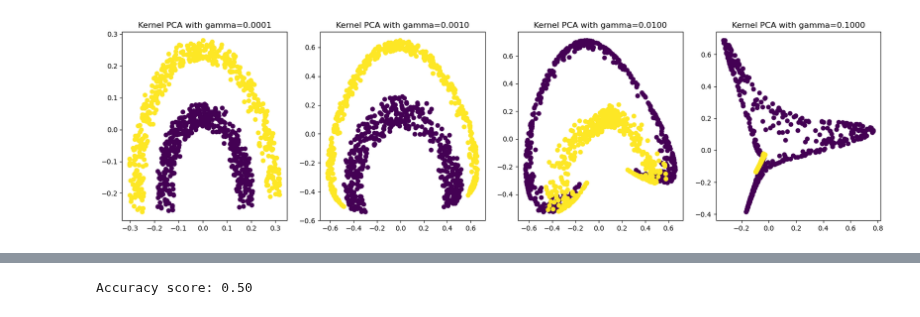
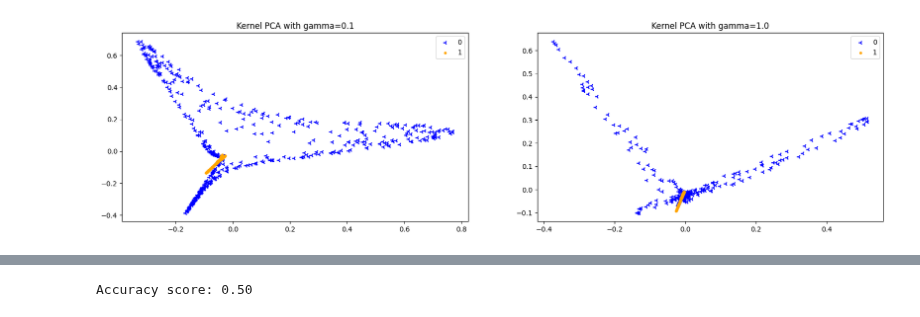
Before and after one commit to danialebrat/Comp_8720_Advanced_AI, a Jupyter notebook: Assignment_3/A_3_halfkernel.ipynb, the cells around one changed output, grey strips where cells are left out. Cells and saved outputs as stored; diff of their text form; code cells hidden in the pictures.

Commit message:
fixing the plots considering the assignment

```diff
--- a/Assignment_3/A_3_halfkernel.ipynb
+++ b/Assignment_3/A_3_halfkernel.ipynb
@@ -14,15 +14,24 @@ X = dataset.iloc[:, :-1].values
 y = dataset.iloc[:, -1].values
 # %%
 # perform kernel PCA with different gamma values
-gammas = [0.0001,0.001,.01,0.1]
+gammas = [0.1, 1]
 fig, axes = plt.subplots(1, len(gammas), figsize=(20, 5))
+
+# define marker styles and colors for each type of points
+markers = ['3', '.'] # circle and square markers
+colors = ['blue', 'orange'] # colors for each type of points
 
 for i, gamma in enumerate(gammas):
     kpca = KernelPCA(n_components=2, kernel='rbf', gamma=gamma)
     X_kpca = kpca.fit_transform(X)
-    axes[i].scatter(X_kpca[:, 0], X_kpca[:, 1], c=y, cmap='viridis')
-    axes[i].set_title(f'Kernel PCA with gamma={gamma:.4f}')
+    for j, label in enumerate(np.unique(y)):
+        mask = y == label
+        axes[i].scatter(X_kpca[mask, 0], X_kpca[mask, 1],
+                        c=colors[j], cmap='viridis',
+                        marker=markers[j], label=label)
+    axes[i].set_title(f'Kernel PCA with gamma={gamma:.1f}')
+    axes[i].legend()
 
 plt.show()
 # %% [output]
-[figure, old version]
+[figure, new version]
```
Also changed, not shown: parts of 4 cells of this notebook, 2 other files.
